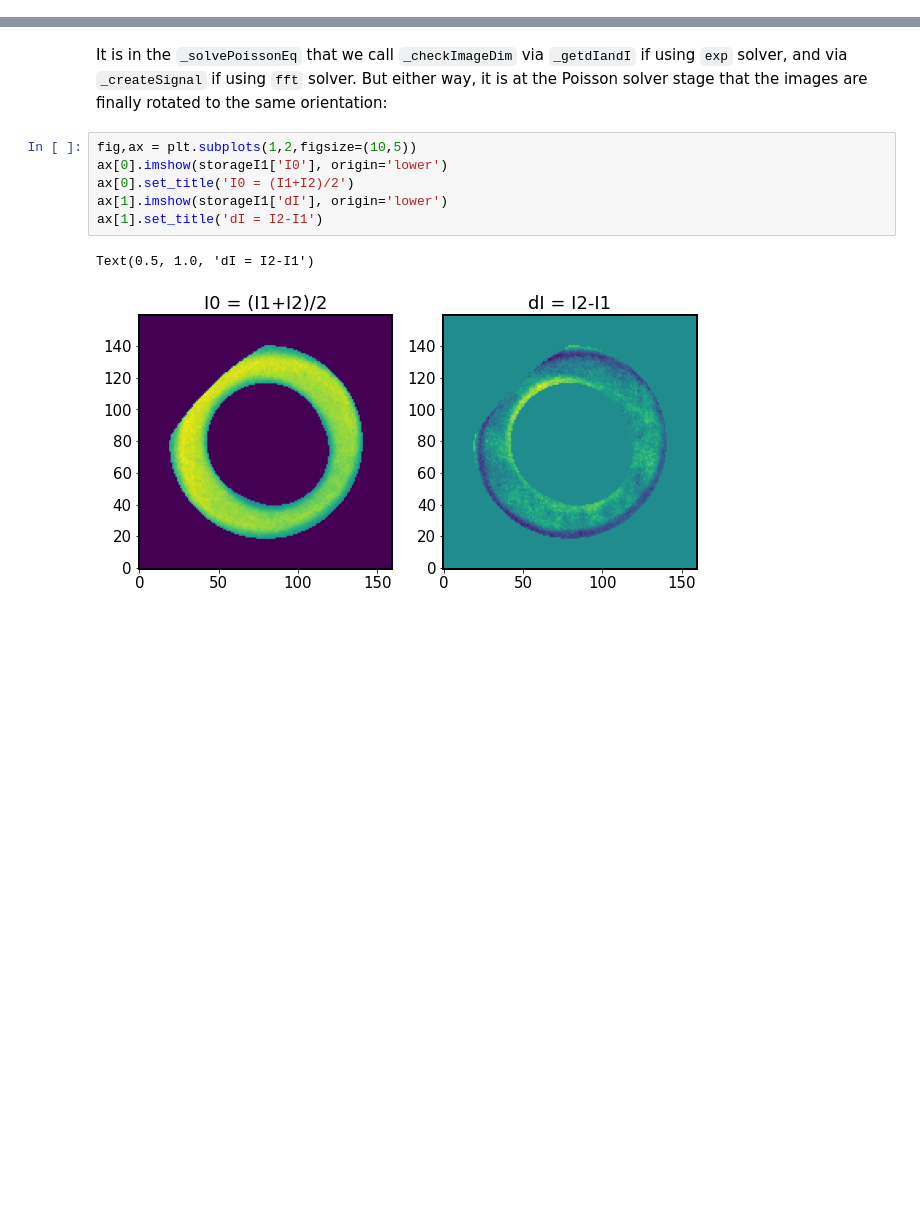
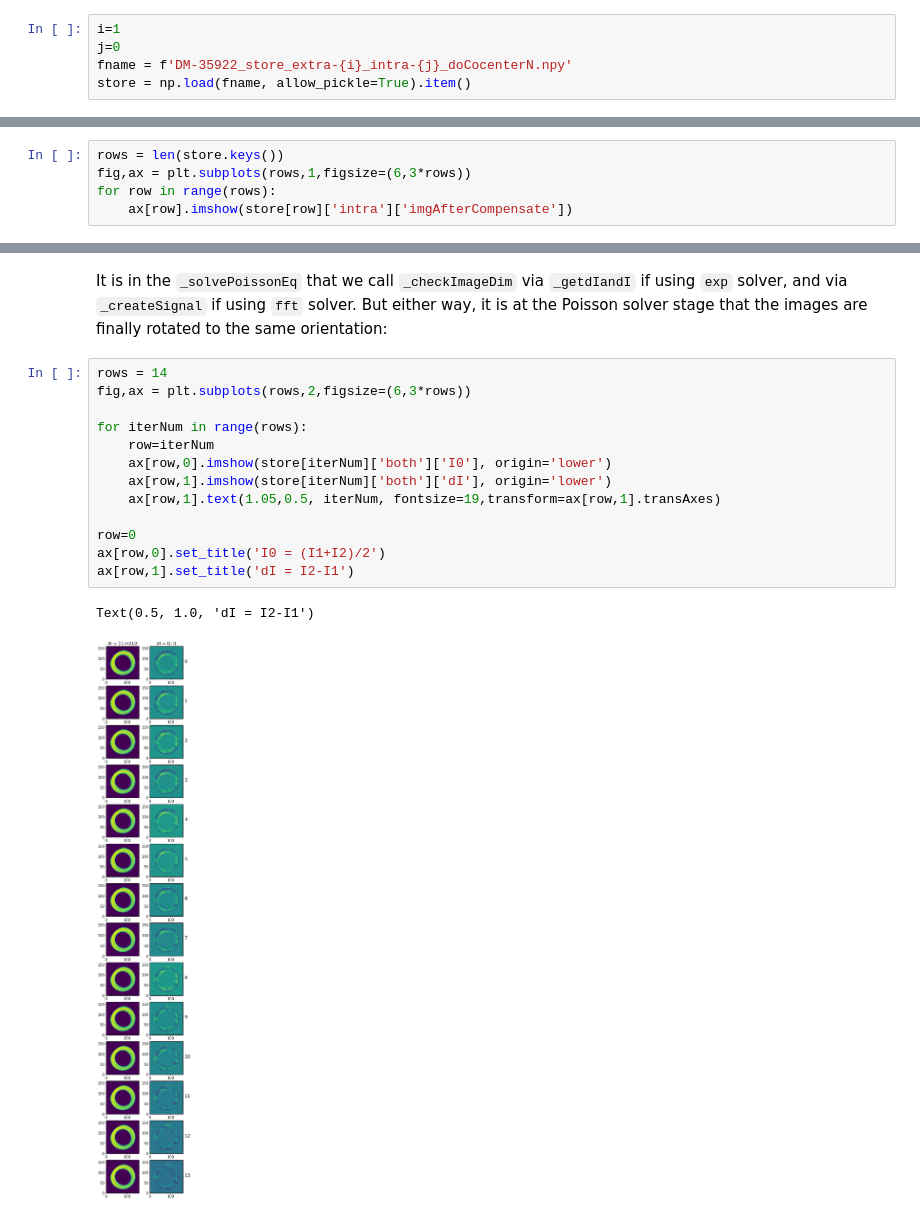
Before and after one commit to suberlak/AOS, a Jupyter notebook: AOS_DM-35922_cocenter_vs_recenter.ipynb, the cells around one changed output, grey strips where cells are left out. Cells and saved outputs as stored; diff of their text form; blank space fills up the shorter version.

Commit message:
cocenter vs recenter notebook

```diff
--- a/AOS_DM-35922_cocenter_vs_recenter.ipynb
+++ b/AOS_DM-35922_cocenter_vs_recenter.ipynb
@@ -1340,0 +1703,5 @@ for row in titles.keys():
+# %%
+i=1
+j=0
+fname = f'DM-35922_store_extra-{i}_intra-{j}_doCocenterN.npy'
+store = np.load(fname, allow_pickle=True).item()
@@ -1340,0 +1830,5 @@ for row in titles.keys():
+# %%
+rows = len(store.keys())
+fig,ax = plt.subplots(rows,1,figsize=(6,3*rows))
+for row in range(rows):
+    ax[row].imshow(store[row]['intra']['imgAfterCompensate'])
@@ -1341,11 +1855,18 @@ for row in titles.keys():
 # %% [markdown]
 It is in the `_solvePoissonEq` that we call `_checkImageDim`  via `_getdIandI` if  using `exp` solver, and via `_createSignal`  if using `fft` solver. But either way,  it is at the Poisson solver stage that the images are finally rotated to the same orientation:
 # %%
-fig,ax = plt.subplots(1,2,figsize=(10,5))
-ax[0].imshow(storageI1['I0'], origin='lower')
-ax[0].set_title('I0 = (I1+I2)/2')
-ax[1].imshow(storageI1['dI'], origin='lower')
-ax[1].set_title('dI = I2-I1')
+rows = 14
+fig,ax = plt.subplots(rows,2,figsize=(6,3*rows))
+
+for iterNum in range(rows):
+    row=iterNum
+    ax[row,0].imshow(store[iterNum]['both']['I0'], origin='lower')
+    ax[row,1].imshow(store[iterNum]['both']['dI'], origin='lower')
+    ax[row,1].text(1.05,0.5, iterNum, fontsize=19,transform=ax[row,1].transAxes)
+
+row=0
+ax[row,0].set_title('I0 = (I1+I2)/2')
+ax[row,1].set_title('dI = I2-I1')
 # %% [output]
 Text(0.5, 1.0, 'dI = I2-I1')
-[figure, old version]
+[figure, new version]
```
Also changed, not shown: parts of 39 cells of this notebook.
